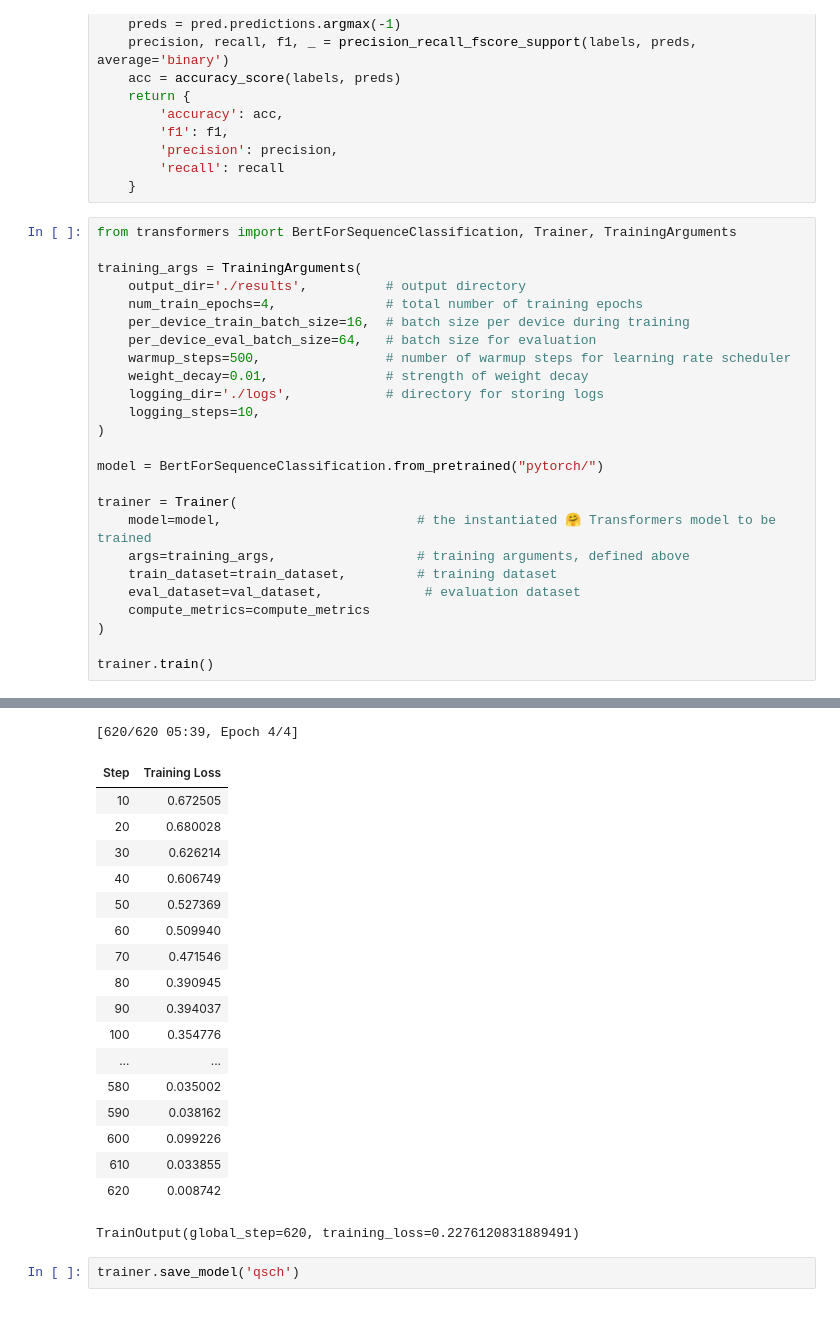
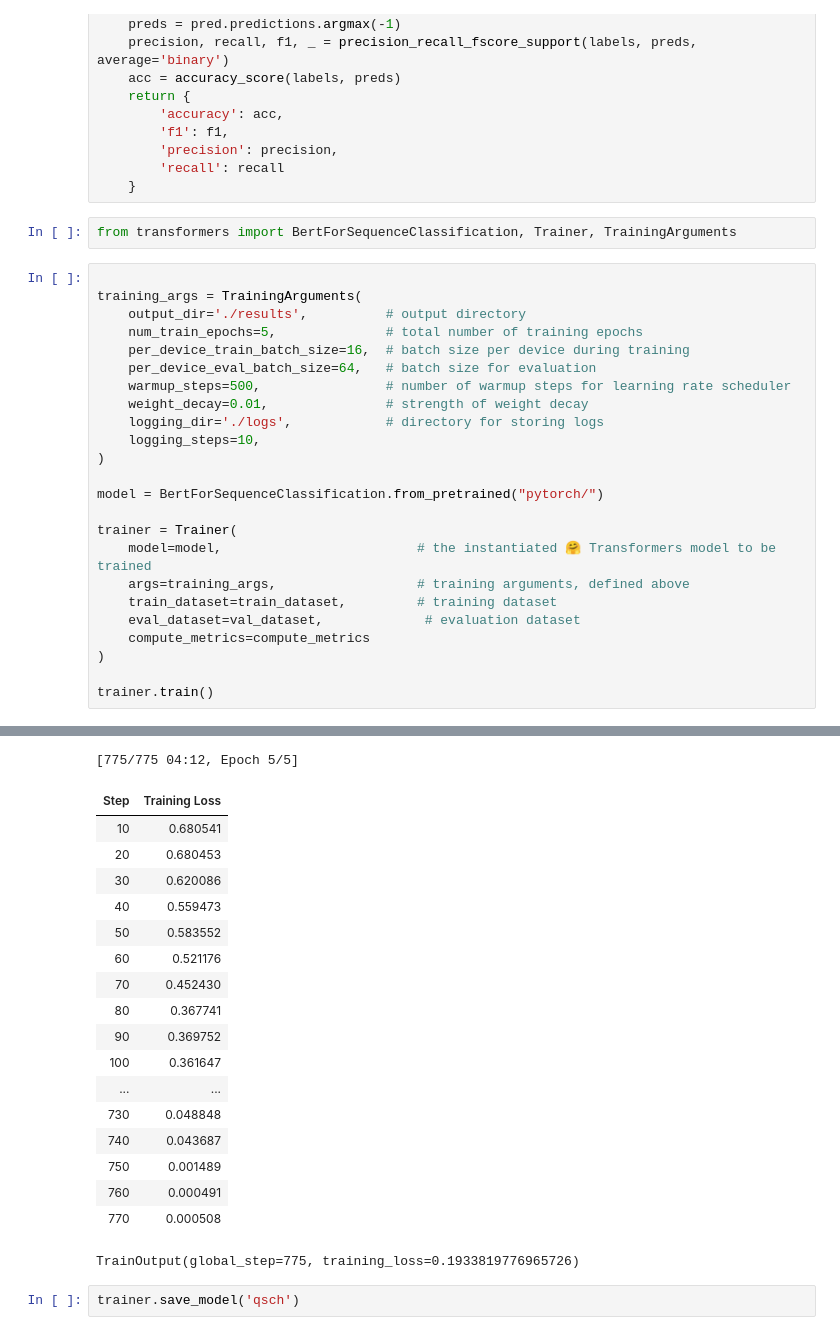
Before and after one commit to chequeado/chequeabot, a Jupyter notebook: claims_prediction/beto-training-qsch.ipynb, the cells around one changed output, grey strips where cells are left out. Saved outputs shown, nothing was run; the diff lists cells and outputs as text.

```diff
--- a/claims_prediction/beto-training-qsch.ipynb
+++ b/claims_prediction/beto-training-qsch.ipynb
@@ -146,56 +150,57 @@ def compute_metrics(pred):
         'precision': precision,
         'recall': recall
     }
+# %%
+from transformers import BertForSequenceClassification, Trainer, TrainingArguments
 # %%
-from transformers import BertForSequenceClassification, Trainer, TrainingArguments
 
 training_args = TrainingArguments(
     output_dir='./results',          # output directory
-    num_train_epochs=4,              # total number of training epochs
+    num_train_epochs=5,              # total number of training epochs
     per_device_train_batch_size=16,  # batch size per device during training
     per_device_eval_batch_size=64,   # batch size for evaluation
     warmup_steps=500,                # number of warmup steps for learning rate scheduler
     weight_decay=0.01,               # strength of weight decay
     logging_dir='./logs',            # directory for storing logs
     logging_steps=10,
 )
 
 model = BertForSequenceClassification.from_pretrained("pytorch/")
 
 trainer = Trainer(
     model=model,                         # the instantiated 🤗 Transformers model to be trained
     args=training_args,                  # training arguments, defined above
     train_dataset=train_dataset,         # training dataset
     eval_dataset=val_dataset,             # evaluation dataset
     compute_metrics=compute_metrics
 )
 
 trainer.train()
 # %% [output]
 Some weights of the model checkpoint at pytorch/ were not used when initializing BertForSequenceClassification: ['cls.predictions.bias', 'cls.predictions.transform.dense.weight', 'cls.predictions.tran ...
 - This IS expected if you are initializing BertForSequenceClassification from the checkpoint of a model trained on another task or with another architecture (e.g. initializing a BertForSequenceClassif ...
 - This IS NOT expected if you are initializing BertForSequenceClassification from the checkpoint of a model that you expect to be exactly identical (initializing a BertForSequenceClassification model  ...
 Some weights of BertForSequenceClassification were not initialized from the model checkpoint at pytorch/ and are newly initialized: ['classifier.weight', 'classifier.bias']
 You should probably TRAIN this model on a down-stream task to be able to use it for predictions and inference.
-[620/620 05:39, Epoch 4/4]
+[775/775 04:12, Epoch 5/5]
 | Step | Training Loss |
-| 10 | 0.672505 |
-| 20 | 0.680028 |
-| 30 | 0.626214 |
-| 40 | 0.606749 |
-| 50 | 0.527369 |
-| 60 | 0.509940 |
-| 70 | 0.471546 |
-| 80 | 0.390945 |
-| 90 | 0.394037 |
-| 100 | 0.354776 |
+| 10 | 0.680541 |
+| 20 | 0.680453 |
+| 30 | 0.620086 |
+| 40 | 0.559473 |
+| 50 | 0.583552 |
+| 60 | 0.521176 |
+| 70 | 0.452430 |
+| 80 | 0.367741 |
+| 90 | 0.369752 |
+| 100 | 0.361647 |
 | ... | ... |
-| 580 | 0.035002 |
-| 590 | 0.038162 |
-| 600 | 0.099226 |
-| 610 | 0.033855 |
-| 620 | 0.008742 |
+| 730 | 0.048848 |
+| 740 | 0.043687 |
+| 750 | 0.001489 |
+| 760 | 0.000491 |
+| 770 | 0.000508 |
-TrainOutput(global_step=620, training_loss=0.2276120831889491)
+TrainOutput(global_step=775, training_loss=0.1933819776965726)
 # %%
 trainer.save_model('qsch')
 # %%
```
Also changed, not shown: parts of 12 cells of this notebook.
